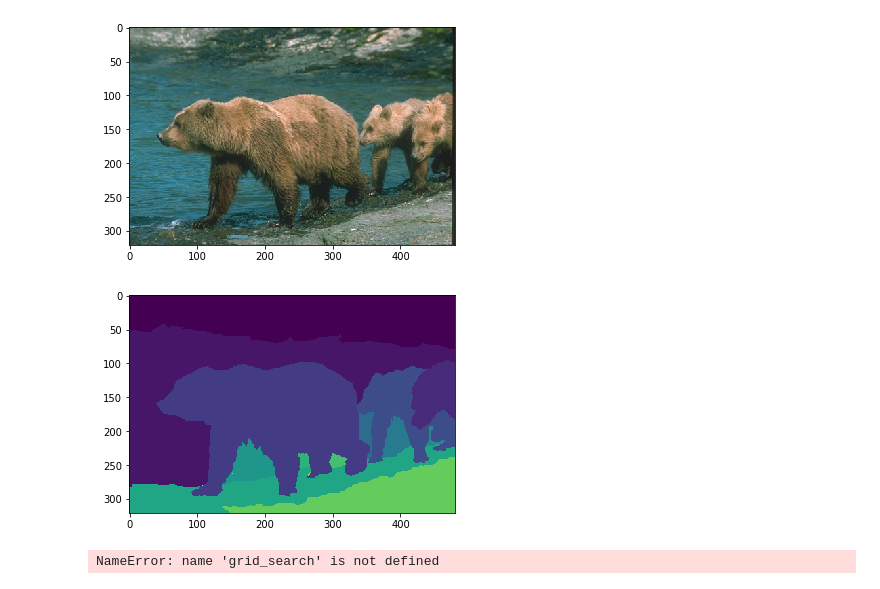
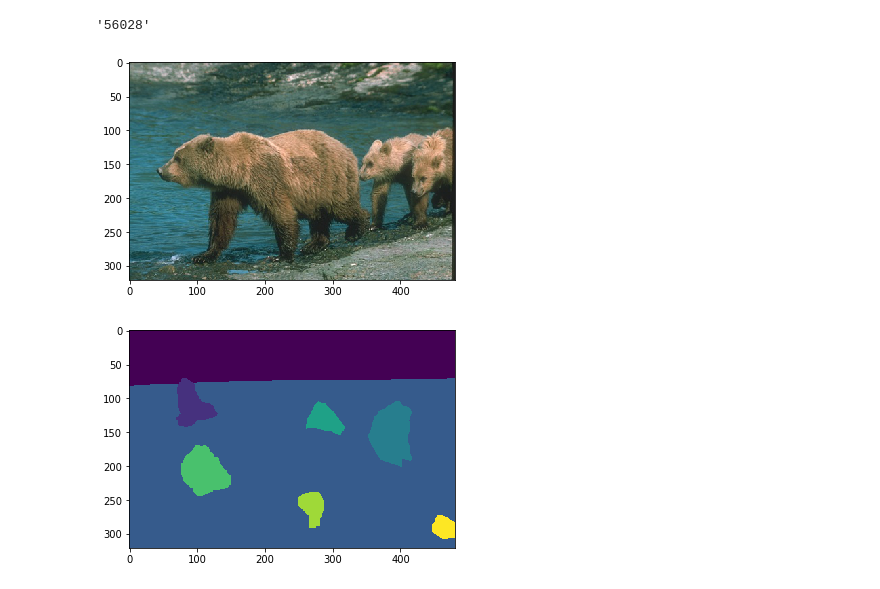
Before and after one commit to kmohab71/Image_Segmentation, a Jupyter notebook: IS.ipynb, the cells around one changed output. Cells and saved outputs as stored; diff of their text form; code cells hidden in the pictures.

Commit message:
load all images

```diff
--- a/IS.ipynb
+++ b/IS.ipynb
@@ -10,15 +13,24 @@ import cv2
 # %%
 def read_images():
     image_samples=[]
-    images_list=[]
-    img=mpimg.imread('BSR/BSDS500/data/images/train/100075.jpg',1)
-    images_list.append(img)
-    image_samples.append(img.reshape(img.shape[0]*img.shape[1], 3))
-    temp= sio.loadmat("BSR/BSDS500/data/groundTruth/train/100075.mat")
-    im=temp['groundTruth'][0][0][0][0][0]
-    boundries= temp['groundTruth'][0][0]['Boundaries'][0][0]
-    segmentation_Gt= temp['groundTruth'][0][0]['Segmentation'][0][0]
+    boundries=[]
+    segmentation_Gt=[]
+    path= 'BSR/BSDS500/data/images/train/'
+    path_mat= 'BSR/BSDS500/data/groundTruth/train/'
+    for filename in glob.glob(path+"*.jpg"):
+        im=Image.open(filename) #read file name
+        img = np.array(im) # convert pil to numpy array
+        images_list.append(img)
+        image_samples.append(img.reshape(img.shape[0]*img.shape[1], 3)) # reshape to samples
+        image_number=regex.split(r'.jpg',regex.split(r'/', filename)[5])[0]
+        temp= sio.loadmat(path_mat+image_number) # read boundries, groundtruth
+        boundries.append(temp['groundTruth'][0][0]['Boundaries'][0][0])
+        segmentation_Gt.append(temp['groundTruth'][0][0]['Segmentation'][0][0])
     return images_list, image_samples, boundries, segmentation_Gt
+# %%
+regex.split(r'.jpg',regex.split(r'/', filename)[5])[0]
+# %% [output]
+'56028'
 # %%
 def visualize(img,segmentation_Gt ):
     f=plt.figure(1)
@@ -39,11 +51,11 @@ def evaluate(measure, y_pred, y_true):
 def NN_cut():
 # %%
 images_list,image_samples, boundries, segmentation_Gt= read_images() #read images
-visualize(images_list[0],segmentation_Gt ) # visualization
+visualize(images_list[0],segmentation_Gt[0] ) # visualization
 
 # kmeans
 # normalized_cut
-F_measure_score, conditional_entropy_score= evaluate(measure, y_pred, y_true) #evaluation
+#F_measure_score, conditional_entropy_score= evaluate(y_pred, y_true) #evaluation
 # %% [output]
 [figure]
-[figure, old version]
+[figure, new version]
@@ -57,8 +61,0 @@ K_means(image_samples[0])
-# %%
-
-parameters = {'n_clusters':(3,5,7,9,11)}
-Kmeans_model= KMeans(random_state=0)
-clf = grid_search.GridSearchCV(Kmeans_model, parameters)
-clf.fit(image_samples[0])
-# %% [output]
-NameError: name 'grid_search' is not defined
```
Also changed, not shown: parts of 6 cells of this notebook.
